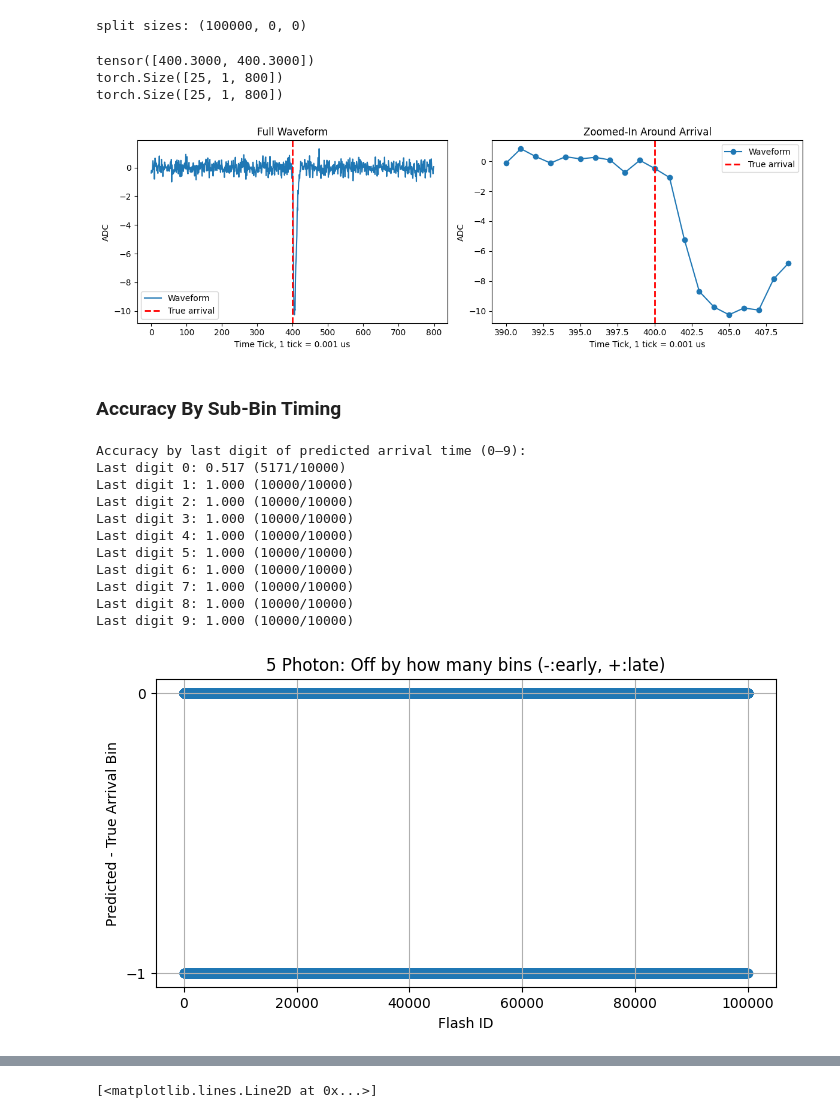
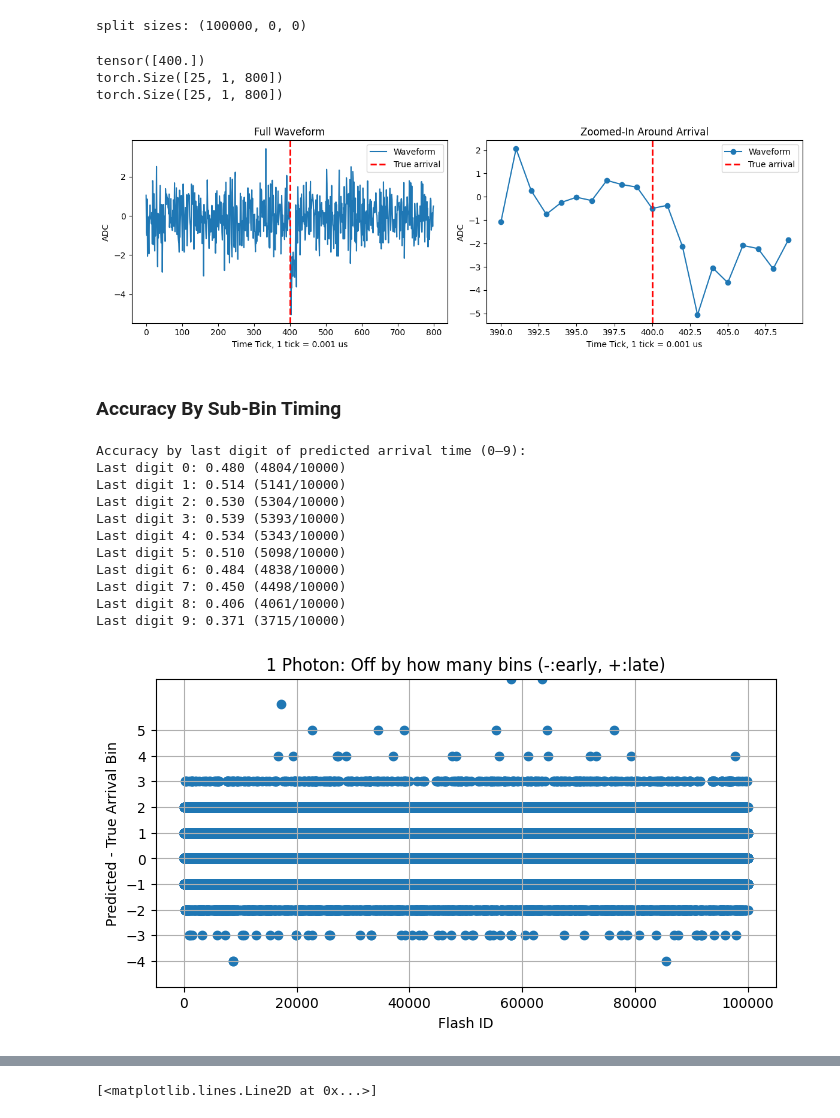
Before and after one commit to carsmithhhh/flash_detection, a Jupyter notebook: notebooks/single_amp_study.ipynb, the cells around one changed output, grey strips where cells are left out. Drawn from its saved outputs; the diff is of its cells as text; code cells hidden in the pictures.

```diff
--- a/notebooks/single_amp_study.ipynb
+++ b/notebooks/single_amp_study.ipynb
@@ -28,7 +28,7 @@ torch.manual_seed(seed)
 torch.cuda.manual_seed_all(seed)
 
 # Loading in data
-load_wfs = np.load('2photon_study.npy', allow_pickle=True) # array of shape (2519, 5, 250, 250)
+load_wfs = np.load('full_1photon.npy', allow_pickle=True) # array of shape (2519, 5, 250, 250)
 dataset = WaveformDataset(load_wfs.item())
 
 g = torch.Generator()
@@ -55,19 +55,23 @@ def custom_collate_fn(batch):
         arrival_times: Tensor of shape (batch_size,) or (batch_size, 1)
         hit_times: Tensor of shape (?) with a list of hit times per sample
     """
-    waveforms, arrival_times, hit_times = zip(*batch)
+    waveforms, arrival_times, hit_times, photon_bins, photon_list = zip(*batch)
     waveforms = torch.stack(waveforms, dim=0)
     waveforms = waveforms.unsqueeze(1)  # adding channel dimension
 
     # for binary classification
     arrival_times = torch.stack(arrival_times, dim=0)
     arrival_times = arrival_times.unsqueeze(1) # adding channel dimension
+    photon_bins = torch.stack(photon_bins, dim=0)
+    photon_bins = photon_bins.unsqueeze(1)
 
     # for regression, just use hit times
     hit_times = [item[2] for item in batch]
     hit_times = torch.tensor(hit_times)
+    photon_list = [item[4] for item in batch]
+    photon_list = torch.tensor(photon_list)
 
-    return waveforms, arrival_times, hit_times
+    return waveforms, arrival_times, hit_times, photon_bins, photon_list
 
 train_loader = DataLoader(
     train_dataset,
@@ -103,7 +107,7 @@ test_loader = DataLoader(
 split sizes: (100000, 0, 0)
 # %%
 # Inspecting data
-waveforms, arrival_times, hit_times = next(iter(train_loader))
+waveforms, arrival_times, hit_times, photon_target, photon_list = next(iter(train_loader))
 print(hit_times[0])
 print(waveforms.shape)
 print(arrival_times.shape) # mask of input
@@ -143,10 +147,10 @@ for i, wf in enumerate(waveforms):
 plt.tight_layout()
 plt.show()
 # %% [output]
-tensor([400.3000, 400.3000])
+tensor([400.])
 torch.Size([25, 1, 800])
 torch.Size([25, 1, 800])
-[figure, old version]
+[figure, new version]
 # %% [markdown]
 ### Accuracy By Sub-Bin Timing
 # %%
@@ -155,7 +159,7 @@ offset = 0
 # --- Load model ---
 from model import *
 model = UNet1D()
-checkpoint = torch.load("0814_50epochs.pth", weights_only=True)
+checkpoint = torch.load("class+reg_100.pth", weights_only=True)
 model.load_state_dict(checkpoint['model_state_dict'])
 model = model.to('cuda')  # move model to GPU if needed
 model.eval()
@@ -168,9 +172,9 @@ deltas = []
 val_progress = tqdm(train_loader, leave=False, position=0)
 
 with torch.no_grad():
-    for val_data, val_target, val_hit_times in val_progress:
+    for val_data, val_target, val_hit_times, _, _ in val_progress:
         val_data = val_data.to(device)  # shape: [B, 1, 1000]
-        val_output = model(val_data, mode='bce')  # shape: [B, 1, 1000]
+        val_output, _ = model(val_data, mode='bce')  # shape: [B, 1, 1000]
         val_pred = torch.sigmoid(val_output).squeeze(1)  # shape: [B, 1000]
 
         for b in range(val_pred.shape[0]): # loop over every row
@@ -210,29 +214,33 @@ for i in range(10):
     print(f"Last digit {i}: {accuracies[i]:.3f} ({int(results[i])}/{int(totals[i])})")
 # %% [output]
 Accuracy by last digit of predicted arrival time (0–9):
-Last digit 0: 0.517 (5171/10000)
-Last digit 1: 1.000 (10000/10000)
-Last digit 2: 1.000 (10000/10000)
-Last digit 3: 1.000 (10000/10000)
-Last digit 4: 1.000 (10000/10000)
-Last digit 5: 1.000 (10000/10000)
-Last digit 6: 1.000 (10000/10000)
-Last digit 7: 1.000 (10000/10000)
-Last digit 8: 1.000 (10000/10000)
-Last digit 9: 1.000 (10000/10000)
+Last digit 0: 0.480 (4804/10000)
+Last digit 1: 0.514 (5141/10000)
+Last digit 2: 0.530 (5304/10000)
+Last digit 3: 0.539 (5393/10000)
+Last digit 4: 0.534 (5343/10000)
+Last digit 5: 0.510 (5098/10000)
+Last digit 6: 0.484 (4838/10000)
+Last digit 7: 0.450 (4498/10000)
+Last digit 8: 0.406 (4061/10000)
+Last digit 9: 0.371 (3715/10000)
 # %%
 from matplotlib.ticker import MaxNLocator
 
 plt.figure(figsize=(8, 4))
 plt.scatter(np.arange(len(deltas)), np.array(deltas))
 plt.grid()
 plt.xlabel("Flash ID")
 plt.ylabel("Predicted - True Arrival Bin")
-plt.title("5 Photon: Off by how many bins (-:early, +:late)")
-plt.gca().yaxis.set_major_locator(MaxNLocator(integer=True))
+plt.title("1 Photon: Off by how many bins (-:early, +:late)")
+
+ax = plt.gca()
+ax.set_ylim(-5, 7)                          # fix y-axis range
+ax.set_yticks(np.arange(-4, 6, 1))          # ticks at -2, -1, 0, 1, 2
+
 plt.show()
 # %% [output]
-[figure, old version]
+[figure, new version]
 # %%
 plt.title("Last Digit of Arrival Time (1/10 ns) vs. Model Accuracy")
 plt.xlabel("Time from Bin Edge (100 picoseconds)")
```
Also changed, not shown: parts of 5 cells of this notebook, 18 other files.
